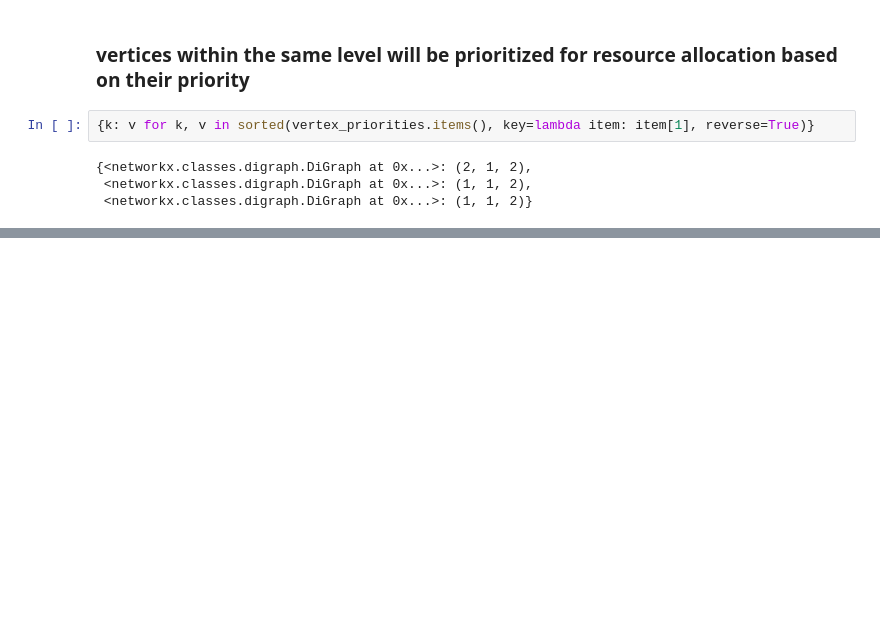
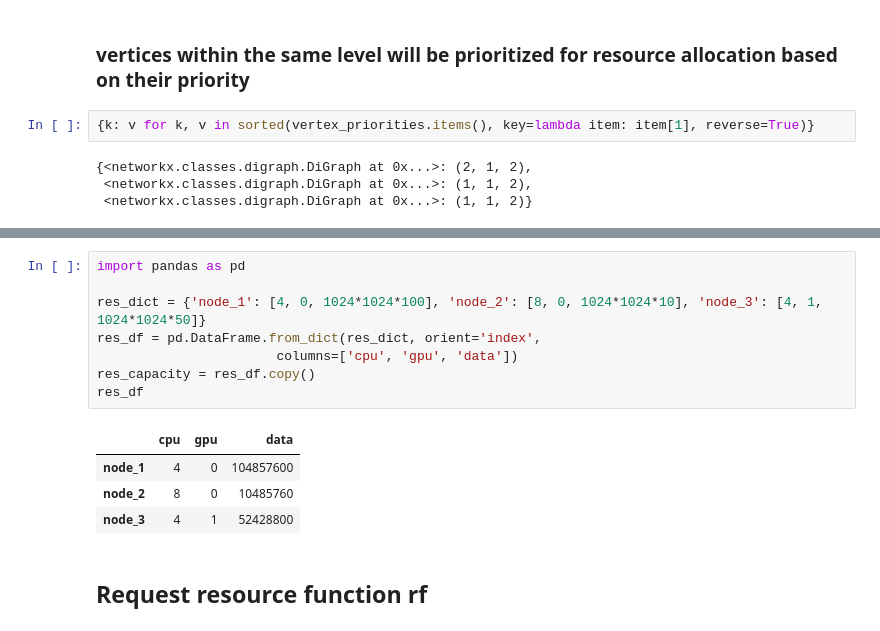
Before and after one commit to pnnl/datalife, a Jupyter notebook: scripts/caterpillar_forest.ipynb, the cells around one changed output, grey strips where cells are left out. Cells and saved outputs as stored; diff of their text form; blank space fills up the shorter version.

```diff
--- a/scripts/caterpillar_forest.ipynb
+++ b/scripts/caterpillar_forest.ipynb
@@ -298,0 +322,15 @@ vertex_priorities
+# %%
+import pandas as pd
+
+res_dict = {'node_1': [4, 0, 1024*1024*100], 'node_2': [8, 0, 1024*1024*10], 'node_3': [4, 1, 1024*1024*50]}
+res_df = pd.DataFrame.from_dict(res_dict, orient='index',
+                       columns=['cpu', 'gpu', 'data'])
+res_capacity = res_df.copy()
+res_df
+# %% [output]
+|  | cpu | gpu | data |
+| node_1 | 4 | 0 | 104857600 |
+| node_2 | 8 | 0 | 10485760 |
+| node_3 | 4 | 1 | 52428800 |
+# %% [markdown]
+## Request resource function rf
```
Also changed, not shown: parts of 7 cells of this notebook.
